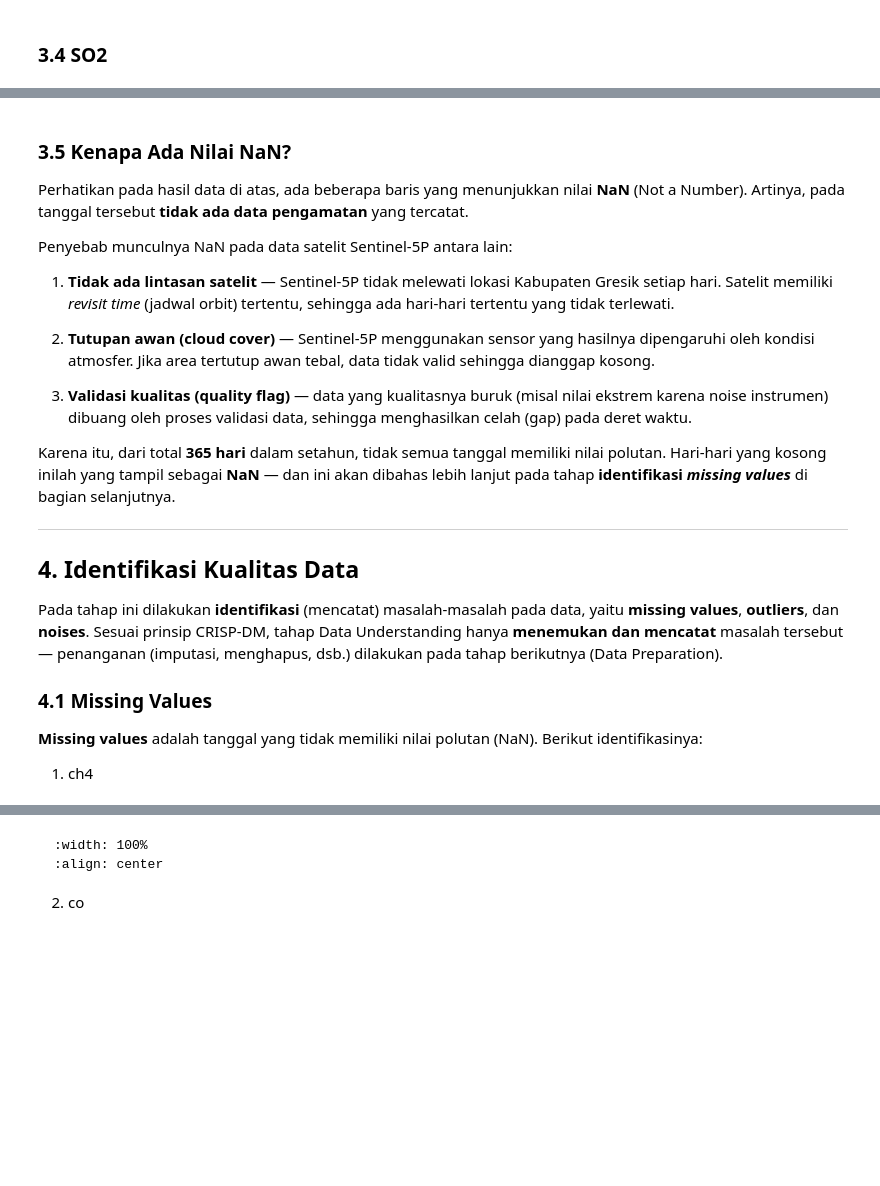
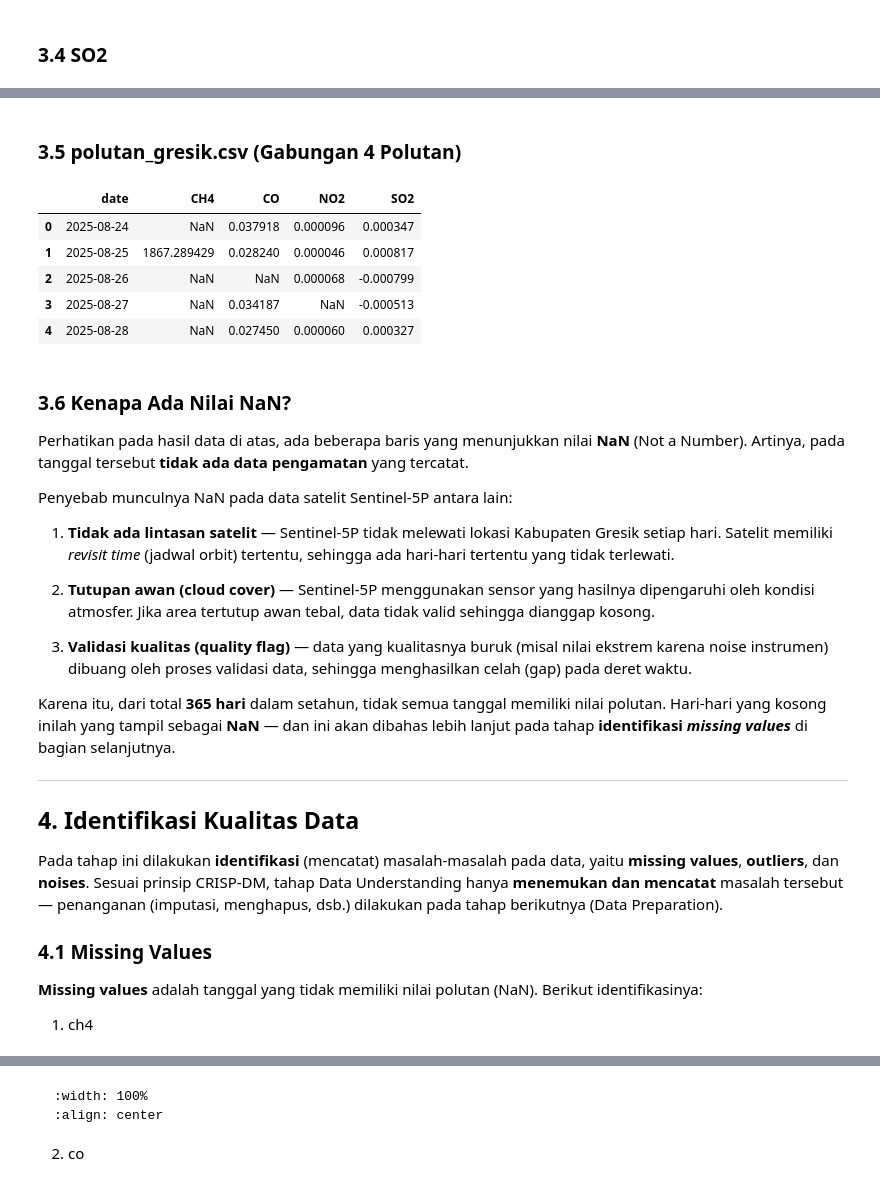
Before and after one commit to muhammadainulfuady/PSD, a Jupyter notebook: _build/jupyter_execute/pertemuan-1/data-understanding.ipynb, the cells around one changed output, grey strips where cells are left out. Cells and saved outputs as stored; diff of their text form; code cells hidden in the pictures; blank space fills up the shorter version.

Commit message:
update: mengupdate dan memperbarui data understanding

```diff
--- a/_build/jupyter_execute/pertemuan-1/data-understanding.ipynb
+++ b/_build/jupyter_execute/pertemuan-1/data-understanding.ipynb
@@ -282,5 +312,20 @@ df_so2.head()
+# %% [markdown]
+### 3.5 polutan_gresik.csv (Gabungan 4 Polutan)
+# %%
+import pandas as pd
+
+# Menampilkan 5 data teratas CSV gabungan 4 polutan
+df_polutan = pd.read_csv("./../data/csv/polutan_gresik.csv")
+df_polutan.head()
+# %% [output]
+|  | date | CH4 | CO | NO2 | SO2 |
+| 0 | 2025-08-24 | NaN | 0.037918 | 0.000096 | 0.000347 |
+| 1 | 2025-08-25 | 1867.289429 | 0.028240 | 0.000046 | 0.000817 |
+| 2 | 2025-08-26 | NaN | NaN | 0.000068 | -0.000799 |
+| 3 | 2025-08-27 | NaN | 0.034187 | NaN | -0.000513 |
+| 4 | 2025-08-28 | NaN | 0.027450 | 0.000060 | 0.000327 |
 # %% [markdown]
-### 3.5 Kenapa Ada Nilai NaN?
+### 3.6 Kenapa Ada Nilai NaN?
 
 Perhatikan pada hasil data di atas, ada beberapa baris yang menunjukkan nilai **NaN** (Not a Number). Artinya, pada tanggal tersebut **tidak ada data pengamatan** yang tercatat.
 
```
Also changed, not shown: parts of 9 cells of this notebook, 18 other files.
